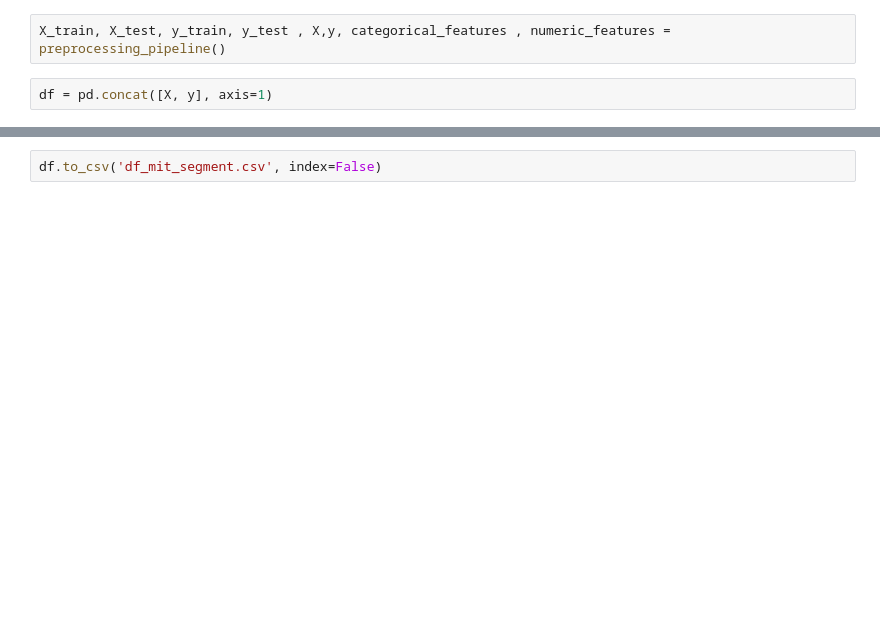
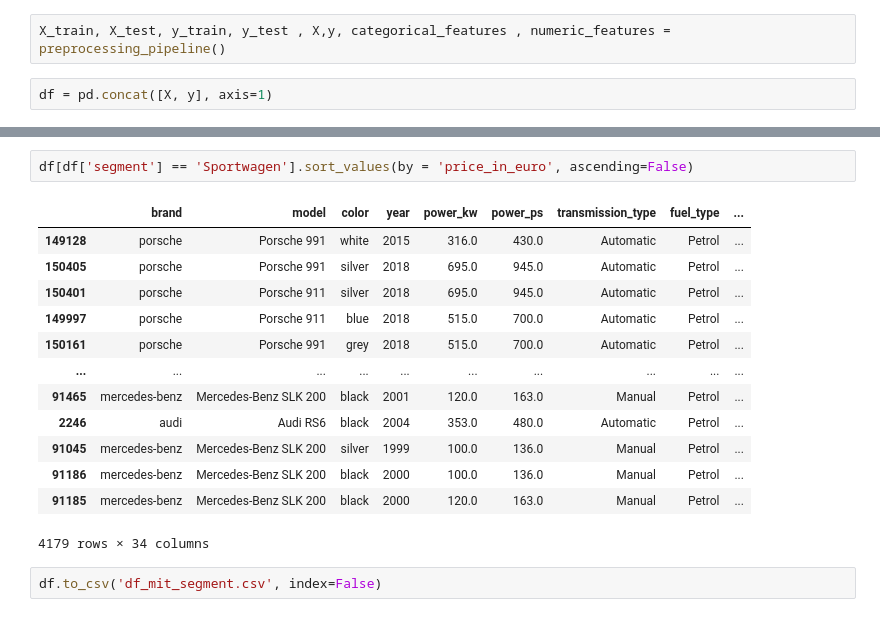
Before and after one commit to kiljos/data_mining, a Jupyter notebook: call_llm.ipynb, the cells around one changed output, grey strips where cells are left out. Saved outputs shown, nothing was run; the diff lists cells and outputs as text; blank space fills up the shorter version.

```diff
--- a/call_llm.ipynb
+++ b/call_llm.ipynb
@@ -111,2 +173,18 @@ df["segment"] = df["model"].map(result).fillna("unknown")
+# %%
+df[df['segment'] == 'Sportwagen'].sort_values(by = 'price_in_euro', ascending=False)
+# %% [output]
+|  | brand | model | color | year | power_kw | power_ps | transmission_type | fuel_type | ... |
+| 149128 | porsche | Porsche 991 | white | 2015 | 316.0 | 430.0 | Automatic | Petrol | ... |
+| 150405 | porsche | Porsche 991 | silver | 2018 | 695.0 | 945.0 | Automatic | Petrol | ... |
+| 150401 | porsche | Porsche 911 | silver | 2018 | 695.0 | 945.0 | Automatic | Petrol | ... |
+| 149997 | porsche | Porsche 911 | blue | 2018 | 515.0 | 700.0 | Automatic | Petrol | ... |
+| 150161 | porsche | Porsche 991 | grey | 2018 | 515.0 | 700.0 | Automatic | Petrol | ... |
+| ... | ... | ... | ... | ... | ... | ... | ... | ... | ... |
+| 91465 | mercedes-benz | Mercedes-Benz SLK 200 | black | 2001 | 120.0 | 163.0 | Manual | Petrol | ... |
+| 2246 | audi | Audi RS6 | black | 2004 | 353.0 | 480.0 | Automatic | Petrol | ... |
+| 91045 | mercedes-benz | Mercedes-Benz SLK 200 | silver | 1999 | 100.0 | 136.0 | Manual | Petrol | ... |
+| 91186 | mercedes-benz | Mercedes-Benz SLK 200 | black | 2000 | 100.0 | 136.0 | Manual | Petrol | ... |
+| 91185 | mercedes-benz | Mercedes-Benz SLK 200 | black | 2000 | 120.0 | 163.0 | Manual | Petrol | ... |
+4179 rows × 34 columns
 # %%
 df.to_csv('df_mit_segment.csv', index=False)
```
Also changed, not shown: parts of 9 cells of this notebook, 1 other file.
